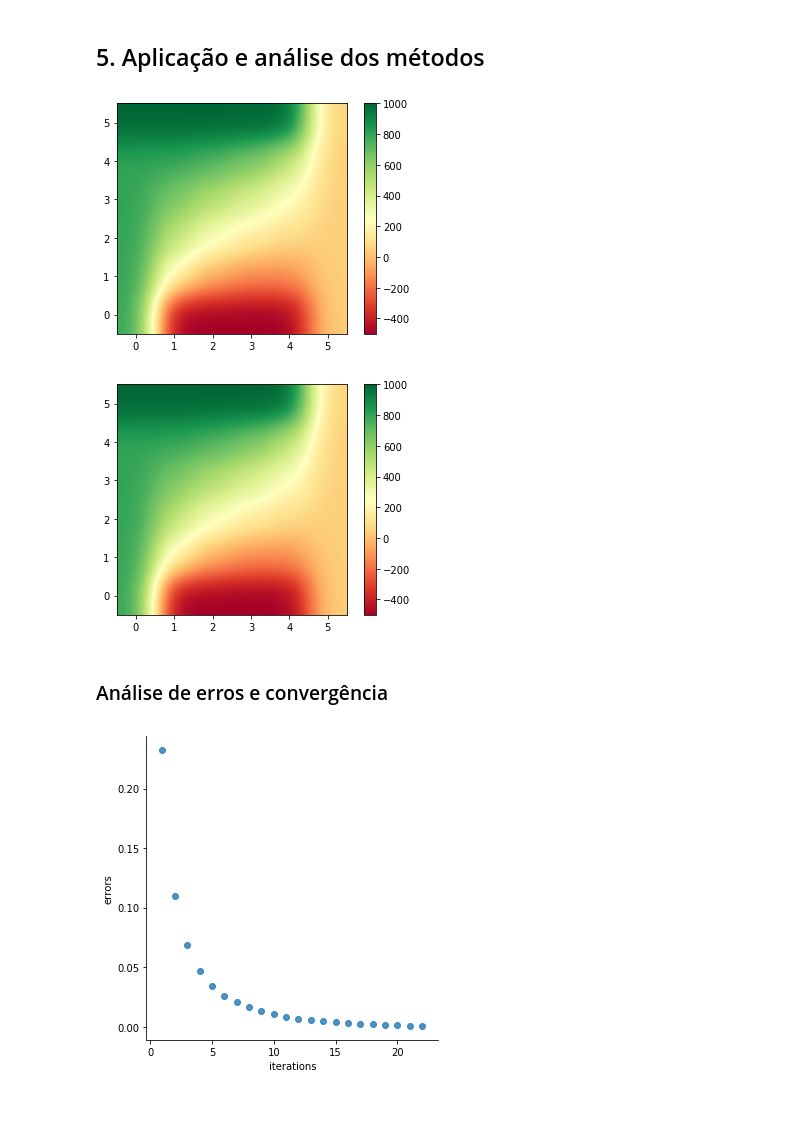
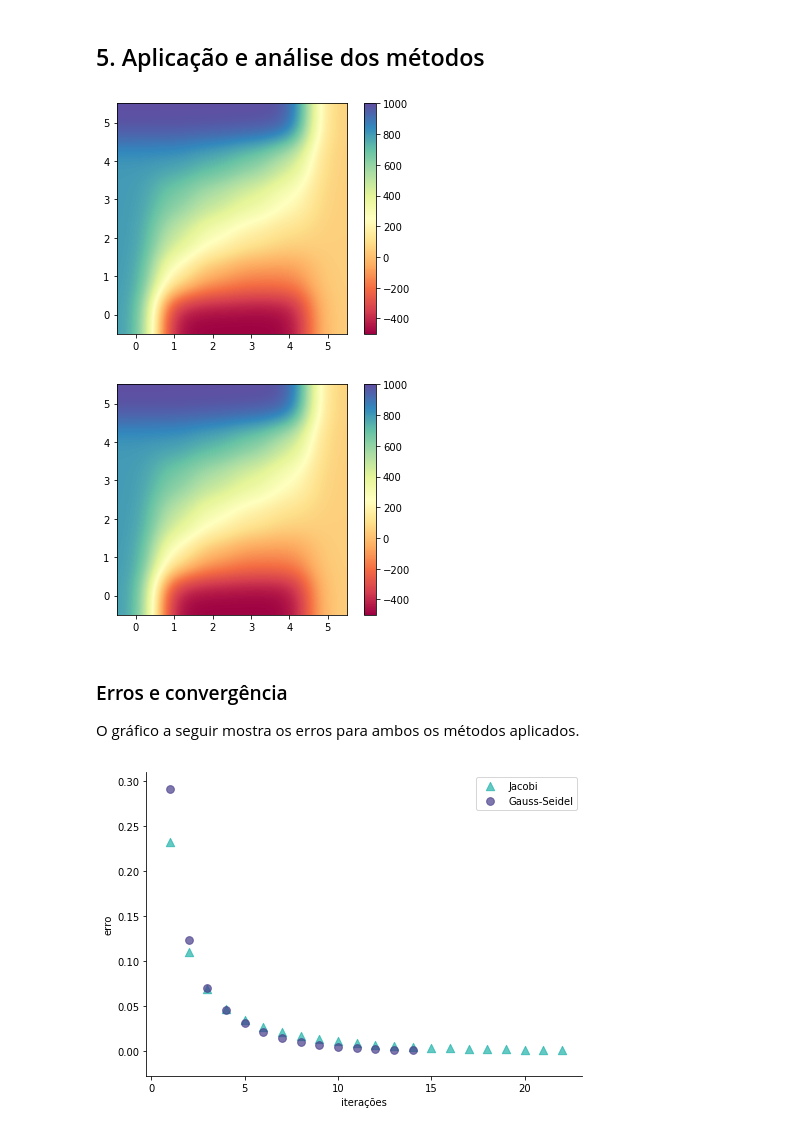
Before and after one commit to marianajo/laplaces-equation, a Jupyter notebook: code/solution.ipynb, the cells around one changed output. Drawn from its saved outputs; the diff is of its cells as text; code cells hidden in the pictures.

Commit message:
General fixes on notebook
- Change plot_errors() for plotting errors for both methods in the same
graph
- Describe and explain methods
- Reorder cells
- Change colormap palette

```diff
--- a/code/solution.ipynb
+++ b/code/solution.ipynb
@@ -50,23 +43,32 @@ def plot_potential(matrix):
     """
     fig = plt.figure()
     axes = fig.add_axes([0.1, 0.1, 0.8, 0.8])
-    mappable = axes.imshow(matrix, cmap=cm.RdYlGn, interpolation='gaussian', origin='lower')
+    mappable = axes.imshow(matrix, cmap=cm.Spectral, interpolation='gaussian', origin='lower')
     fig.colorbar(mappable, ax=axes)
 
 
-def plot_errors(errors):
+def plot_errors(errors1, errors2):
     """
-    Plota gráfico dos erros de um método por iteração.
+    Plota gráfico dos erros dos métodos por iteração.
 
     Parâmetros
     ----------
 
-    errors : list
-        Lista dos erros para cada iteração
+    errors1 : list
+        Lista dos erros do primeiro método para cada iteração
+    errors2 : list
+        Lista dos errors do segundo método para cada iteração
     """
-    n = len(errors)
+    n = len(errors1)
 
-    df = pd.DataFrame(data={"errors": errors, "iterations": np.linspace(1, n, n)})
-    sns.lmplot(x="iterations", y="errors", data=df, fit_reg=False)
+    df = pd.DataFrame(data={"iterations": np.linspace(1, n, n), "errors1": errors1})
+    df["errors2"] = pd.Series(errors2)
+
+    g = sns.FacetGrid(df, aspect=1.4, size=5)
+    g.map(plt.scatter, "iterations", "errors1", color="lightseagreen", alpha=0.7, s=70, marker="^")
+    g.map(plt.scatter, "iterations", "errors2", color="darkslateblue", alpha=0.7, s=60)
+    plt.legend(["Jacobi", "Gauss-Seidel"])
+    g.set_xlabels("iterações")
+    g.set_ylabels("erro")
 # %% [markdown]
 ## 1. Definição da geometria e discretização do domínio
@@ -208,15 +222,17 @@ plot_potential(z)
 jacobi = jacobi_method(z, h)
 plot_potential(jacobi["solution"])
 # %% [output]
-[figure, old version]
+[figure, new version]
 # %%
 gauss = gauss_method(z, h)
 plot_potential(gauss["solution"])
 # %% [output]
-[figure, old version]
+[figure, new version]
-# %% [markdown]
-### Análise de erros e convergência
+# %% [markdown]
+### Erros e convergência
+
+O gráfico a seguir mostra os erros para ambos os métodos aplicados.
 # %%
-plot_errors(jacobi["errors"])
+plot_errors(jacobi["errors"], gauss["errors"])
 # %% [output]
-[figure, old version]
+[figure, new version]
```
Also changed, not shown: parts of 13 cells of this notebook.
